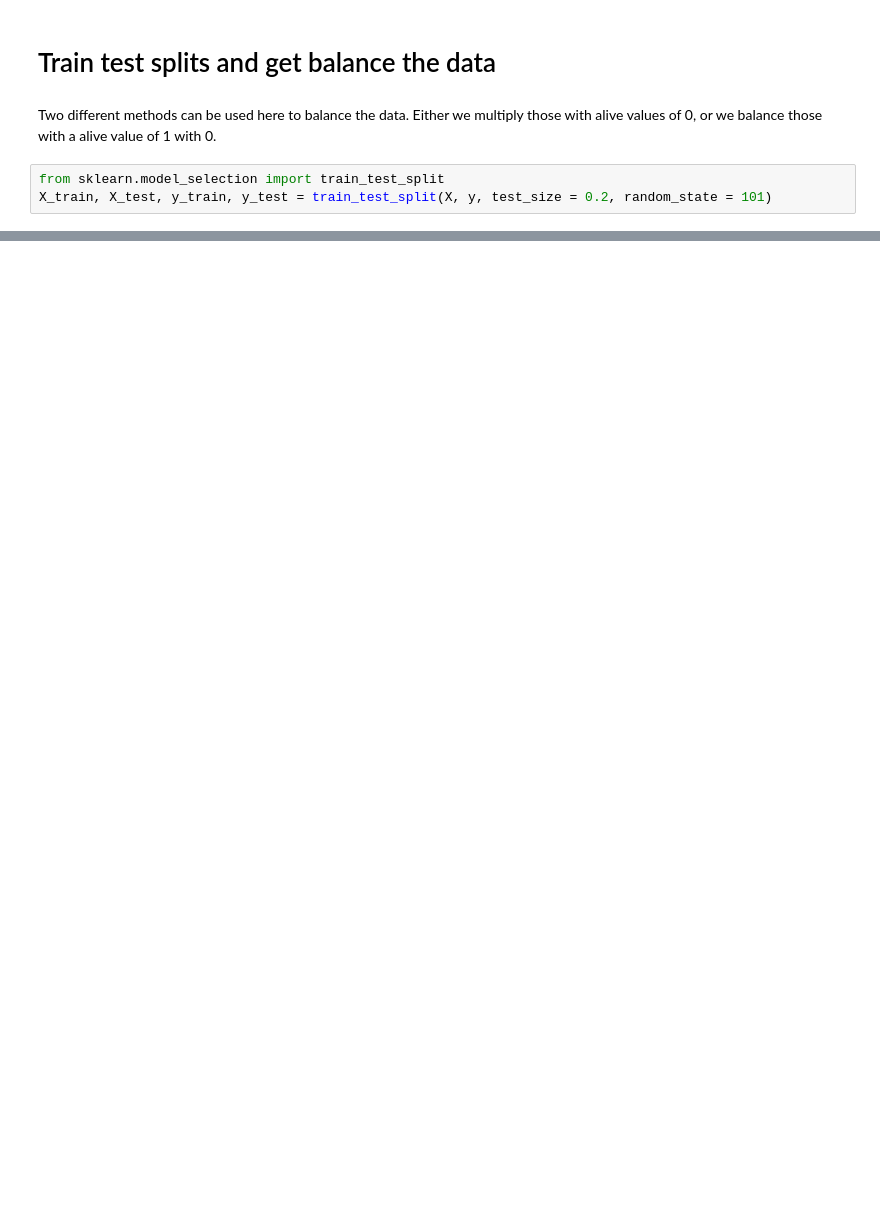
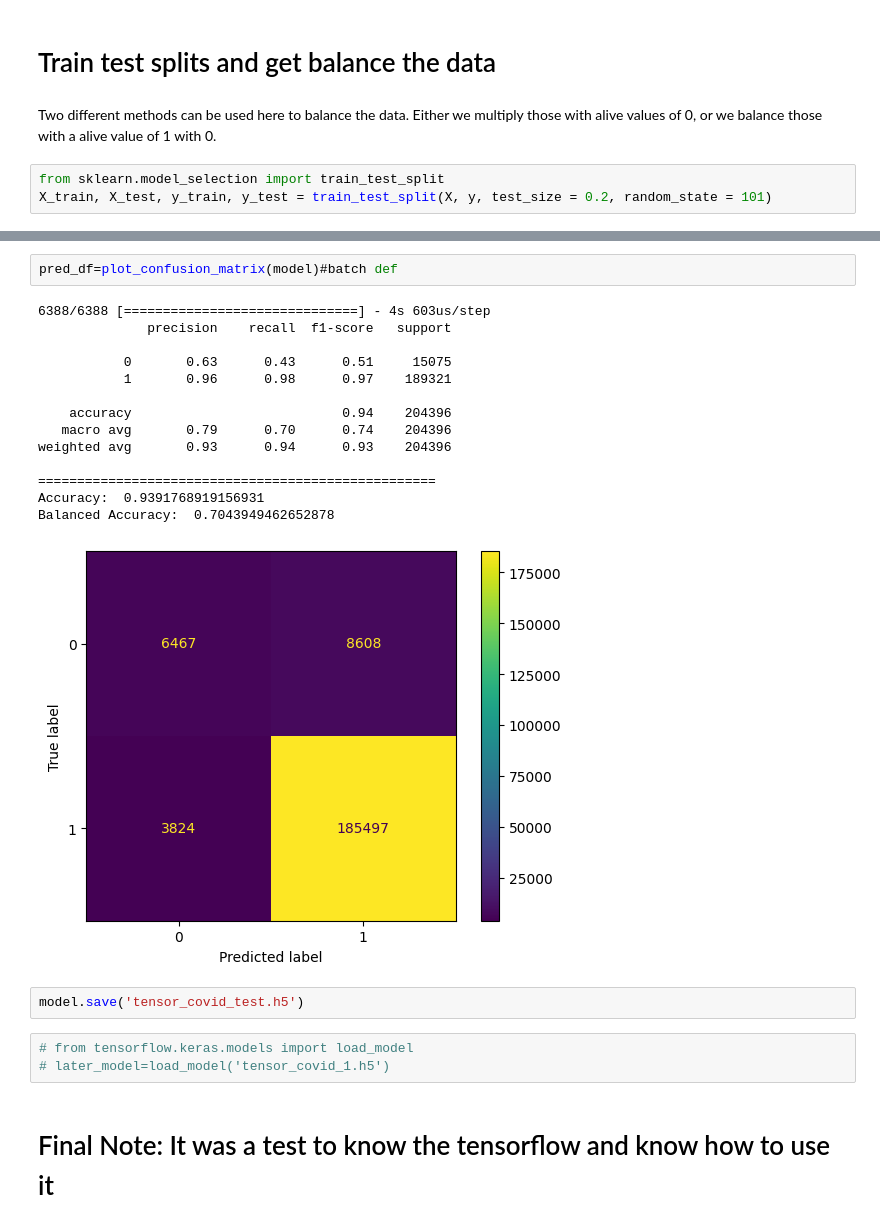
Before and after one commit to Masoud-Khosravi/Tensorflow-Covid-19, a Jupyter notebook: Tensorflow Covid.ipynb, the cells around one changed output, grey strips where cells are left out. Saved outputs shown, nothing was run; the diff lists cells and outputs as text; blank space fills up the shorter version.

```diff
--- a/Tensorflow Covid.ipynb
+++ b/Tensorflow Covid.ipynb
@@ -246,0 +352,24 @@ X_train, X_test, y_train, y_test = train_test_split(X, y, test_size = 0.2, rando
+# %%
+pred_df=plot_confusion_matrix(model)#batch def
+# %% [output]
+6388/6388 [==============================] - 4s 603us/step
+              precision    recall  f1-score   support
+
+           0       0.63      0.43      0.51     15075
+           1       0.96      0.98      0.97    189321
+
+    accuracy                           0.94    204396
+   macro avg       0.79      0.70      0.74    204396
+weighted avg       0.93      0.94      0.93    204396
+
+===================================================
+Accuracy:  0.9391768919156931
+Balanced Accuracy:  0.7043949462652878
+[figure, added]
+# %%
+model.save('tensor_covid_test.h5')
+# %%
+# from tensorflow.keras.models import load_model
+# later_model=load_model('tensor_covid_1.h5')
+# %% [markdown]
+# Final Note: It was a test to know the tensorflow and know how to use it
```
Also changed, not shown: parts of 13 cells of this notebook.
